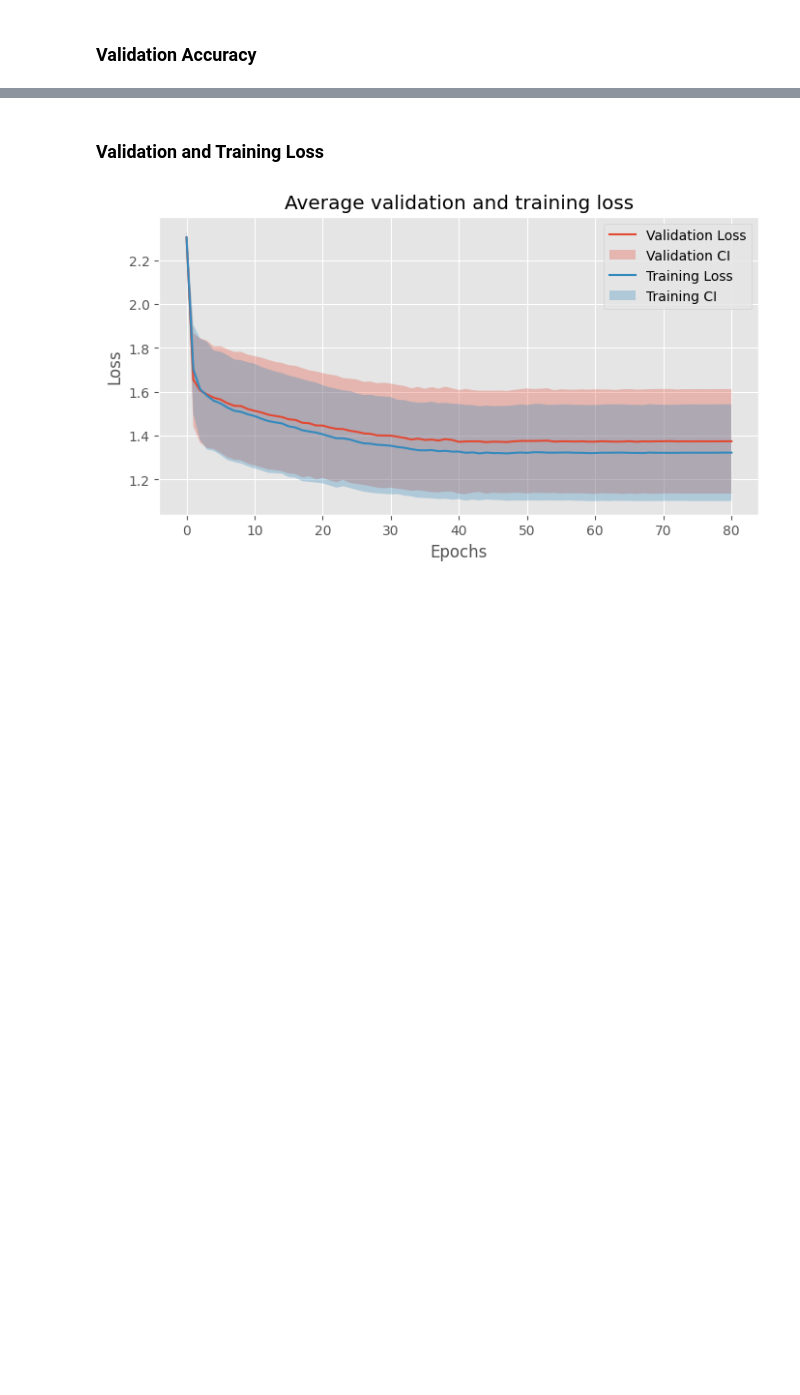
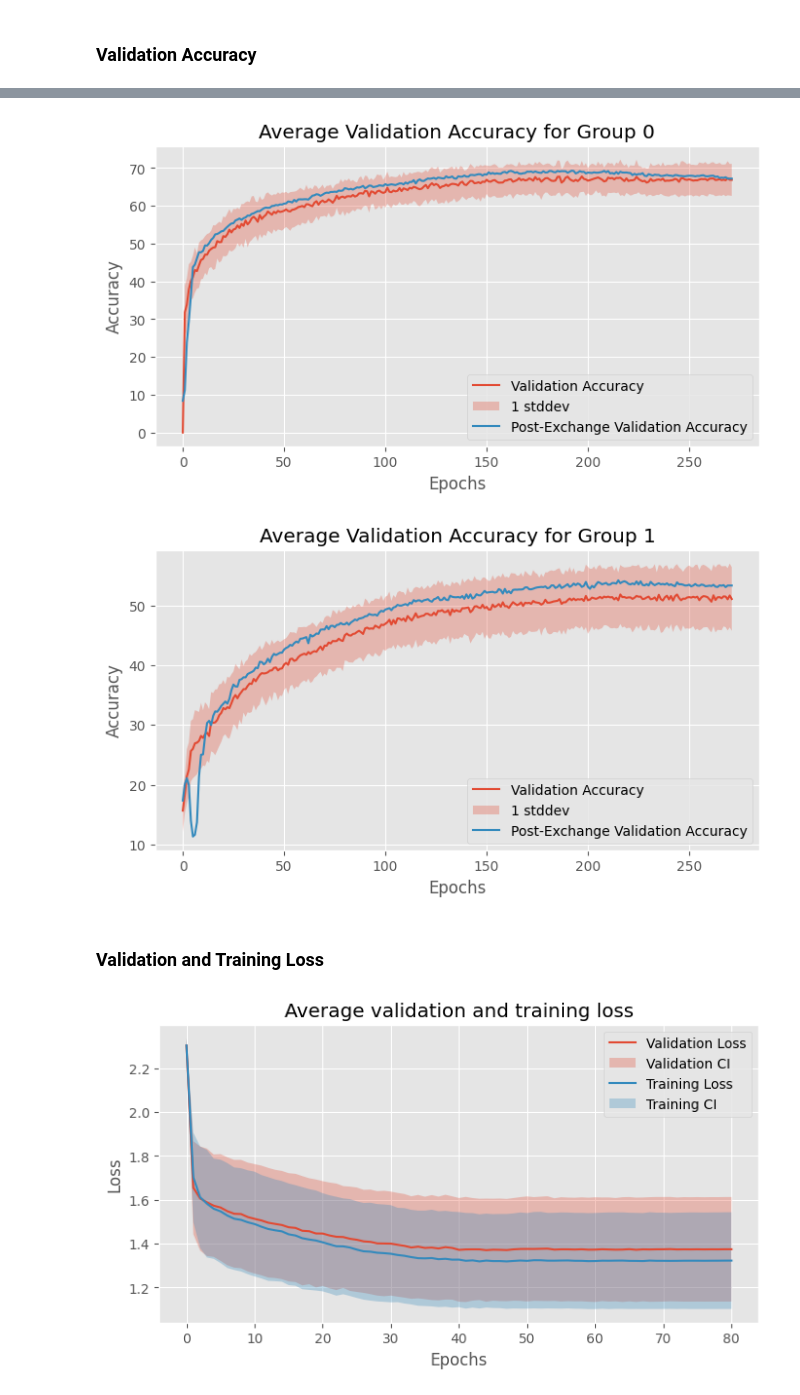
Before and after one commit to tomhagander/decentralized_deep_learning, a Jupyter notebook: analyze_data.ipynb, the cells around one changed output, grey strips where cells are left out. Cells and saved outputs as stored; diff of their text form; code cells hidden in the pictures; blank space fills up the shorter version.

```diff
--- a/analyze_data.ipynb
+++ b/analyze_data.ipynb
@@ -76,3 +126,33 @@ AttributeError: 'Client' object has no attribute 'val_accs_post_exchange'
+# %%
+def plot_accuracy_per_group(group):
+    plt.figure(figsize=(8, 4))
+
+    avg_acc = np.mean([client.val_acc_list for client in clients if client.group == group], axis=0)
+    std_acc = np.std([client.val_acc_list for client in clients if client.group == group], axis=0)
+    plt.plot(avg_acc)
+    plt.fill_between(range(len(avg_acc)), avg_acc - std_acc, avg_acc + std_acc, alpha=0.3)
+
+    post_exchange_acc = np.mean([client.val_accs_post_exchange for client in clients if client.group == group], axis=0)
+
+    plt.plot(post_exchange_acc)
+
+    plt.xlabel('Epochs')
+    plt.ylabel('Accuracy')
+    plt.title('Average Validation Accuracy for Group {}'.format(group))
+    plt.legend(['Validation Accuracy', '1 stddev','Post-Exchange Validation Accuracy'])
+    plt.show()
+
+# temp
+metadata['dataset'] = 'cifar10'
+if metadata['dataset'] == 'cifar10':
+    for i in range(2):
+        plot_accuracy_per_group(i)
+elif metadata['dataset'] == 'PACS':
+    for i in range(4):
+        plot_accuracy_per_group(i)
+# %% [output]
+[figure, added]
+[figure, added]
 # %% [markdown]
 ### Validation and Training Loss
 # %%
```
Also changed, not shown: parts of 8 cells of this notebook, 16 other files.
